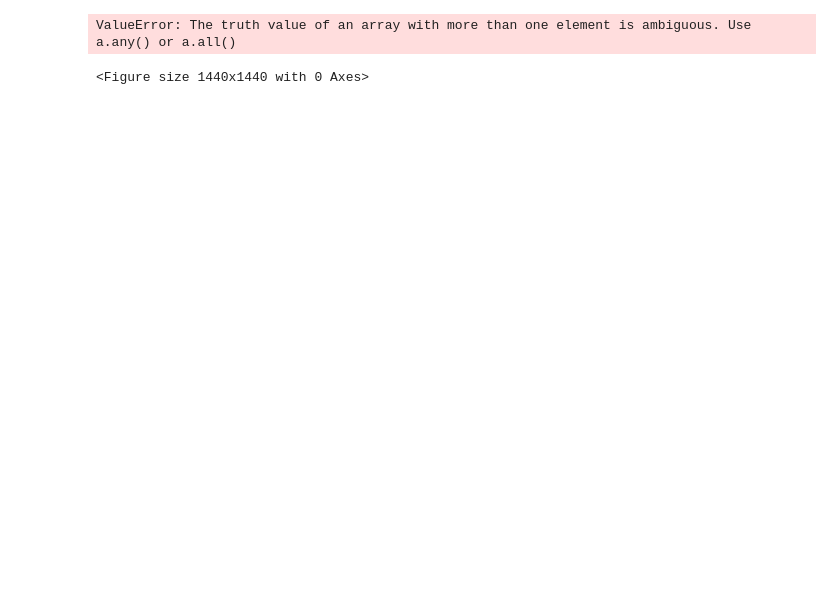
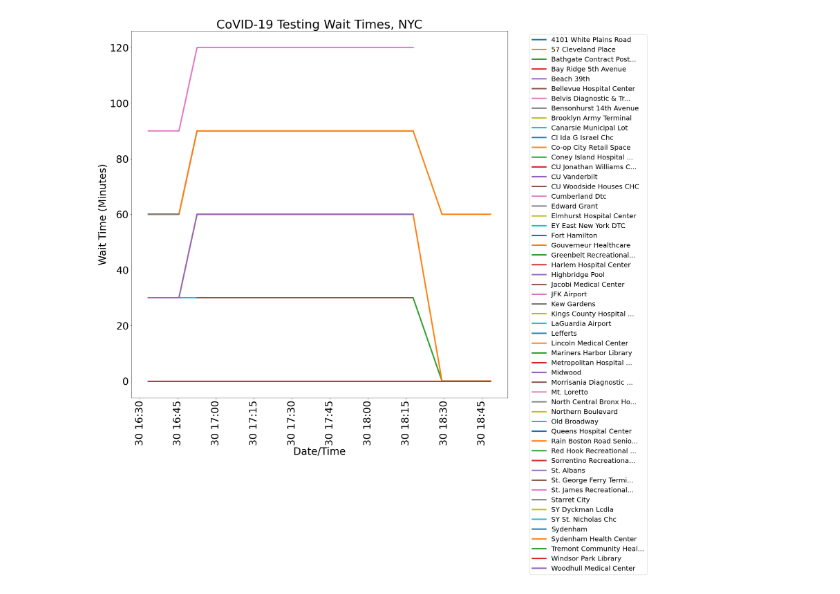
Before and after one commit to juliennelachance/CoVID_Wait_Times_NYC, a Jupyter notebook: WaitTimes.ipynb, the cells around one changed output. Drawn from its saved outputs; the diff is of its cells as text; code cells hidden in the pictures; blank space fills up the shorter version.

```diff
--- a/WaitTimes.ipynb
+++ b/WaitTimes.ipynb
@@ -112,36 +112,37 @@ def collect_data(pdf_url, download_name, csv_name):
 # This function reads the CSV and plots the data
 def plot_it(csv_name, hospitals):
     raw_out = pd.read_csv(csv_name).to_numpy()
 
     time_store = []
     for i in range(len(raw_out[:,0])):
         time_store.append(float_to_datetime(raw_out[i,0]))
 
     plt.figure(figsize=(20, 20))
     for i in range(1,len(raw_out[0,:])-1):
 
-        if not np.isnan(raw_out[:,i]):
-            print(i)
-            plt.plot(time_store, raw_out[:,i], label=hospitals[i], linewidth=4)
+        all(np.isnan(raw_out[:,13]))
+         #   print(i)
+        plt.plot(time_store, raw_out[:,i], label=hospitals[i], linewidth=4)
 
     plt.legend(bbox_to_anchor=(1.05, 1), loc='upper left', prop={'size': 20})
     plt.xlabel('Date/Time')
     plt.ylabel('Wait Time (Minutes)')
     plt.title('CoVID-19 Testing Wait Times, NYC')
     plt.xticks(rotation=90)
     plt.rcParams.update({'font.size': 30})
     plt.savefig('wait_times.jpg', bbox_inches='tight')
+    return raw_out
 
 # This function runs the thing.
 def run_it(pdf_url, download_name, csv_name):
     hospitals = collect_data(pdf_url, download_name, csv_name)
     plot_it(csv_name, hospitals)
 
     cp = cmd.run("git add .", check=True, shell=True)
     cp = cmd.run("git commit -m 'auto commit'", check=True, shell=True)
     cp = cmd.run("git push -u origin main", check=True, shell=True)
+    return hospitals
 
-run_it(pdf_url, download_name, csv_name)
+hospitals = run_it(pdf_url, download_name, csv_name)
 # %% [output]
-ValueError: The truth value of an array with more than one element is ambiguous. Use a.any() or a.all()
-<Figure size 1440x1440 with 0 Axes>
+[figure, added]
```
Also changed, not shown: parts of 1 cell of this notebook, 2 other files.
